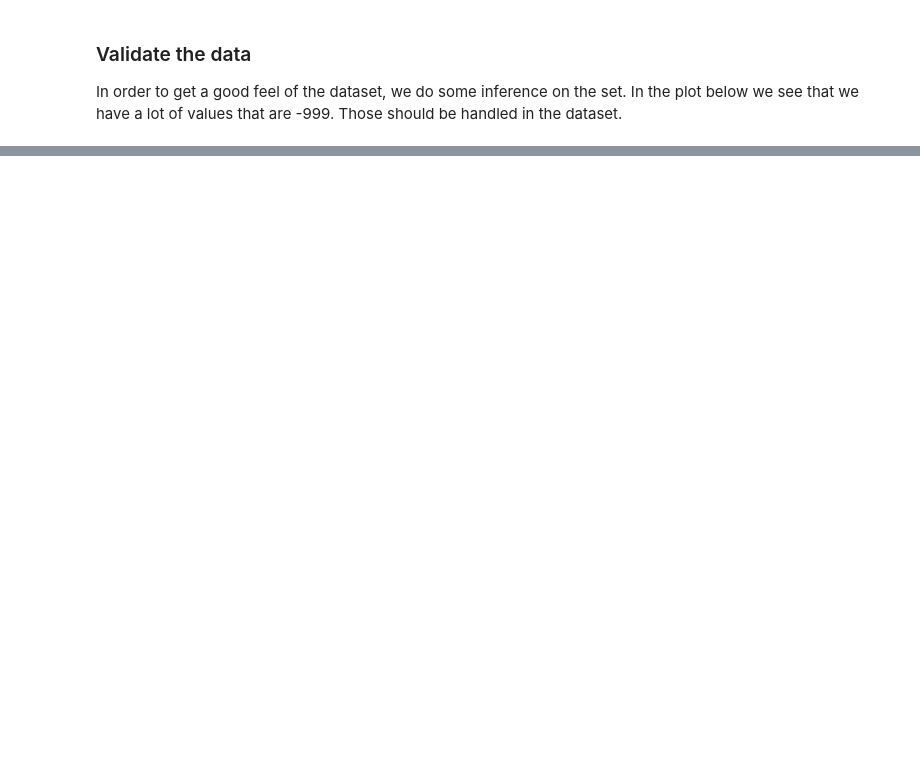
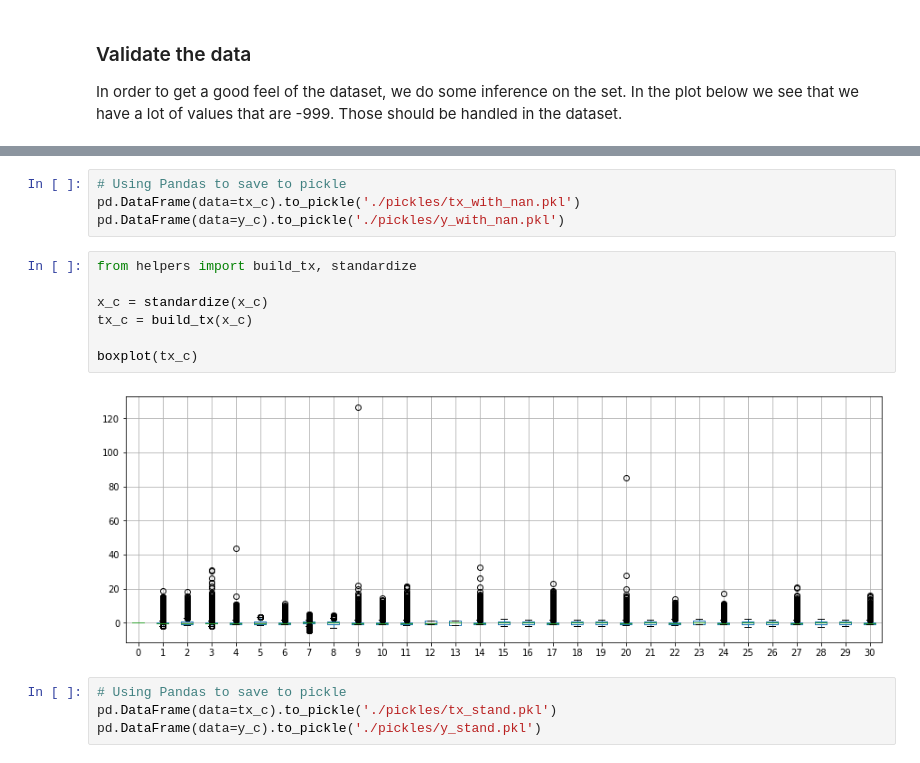
Before and after one commit to verafristedt/CS433-Projects, a Jupyter notebook: project1/clean_data.ipynb, the cells around one changed output, grey strips where cells are left out. Cells and saved outputs as stored; diff of their text form; blank space fills up the shorter version.

```diff
--- a/project1/clean_data.ipynb
+++ b/project1/clean_data.ipynb
@@ -67,0 +56,17 @@ boxplot(y,tx2)
+# %%
+# Using Pandas to save to pickle
+pd.DataFrame(data=tx_c).to_pickle('./pickles/tx_with_nan.pkl')
+pd.DataFrame(data=y_c).to_pickle('./pickles/y_with_nan.pkl')
+# %%
+from helpers import build_tx, standardize
+
+x_c = standardize(x_c)
+tx_c = build_tx(x_c)
+
+boxplot(tx_c)
+# %% [output]
+[figure, added]
+# %%
+# Using Pandas to save to pickle
+pd.DataFrame(data=tx_c).to_pickle('./pickles/tx_stand.pkl')
+pd.DataFrame(data=y_c).to_pickle('./pickles/y_stand.pkl')
```
Also changed, not shown: parts of 10 cells of this notebook, 9 other files.
